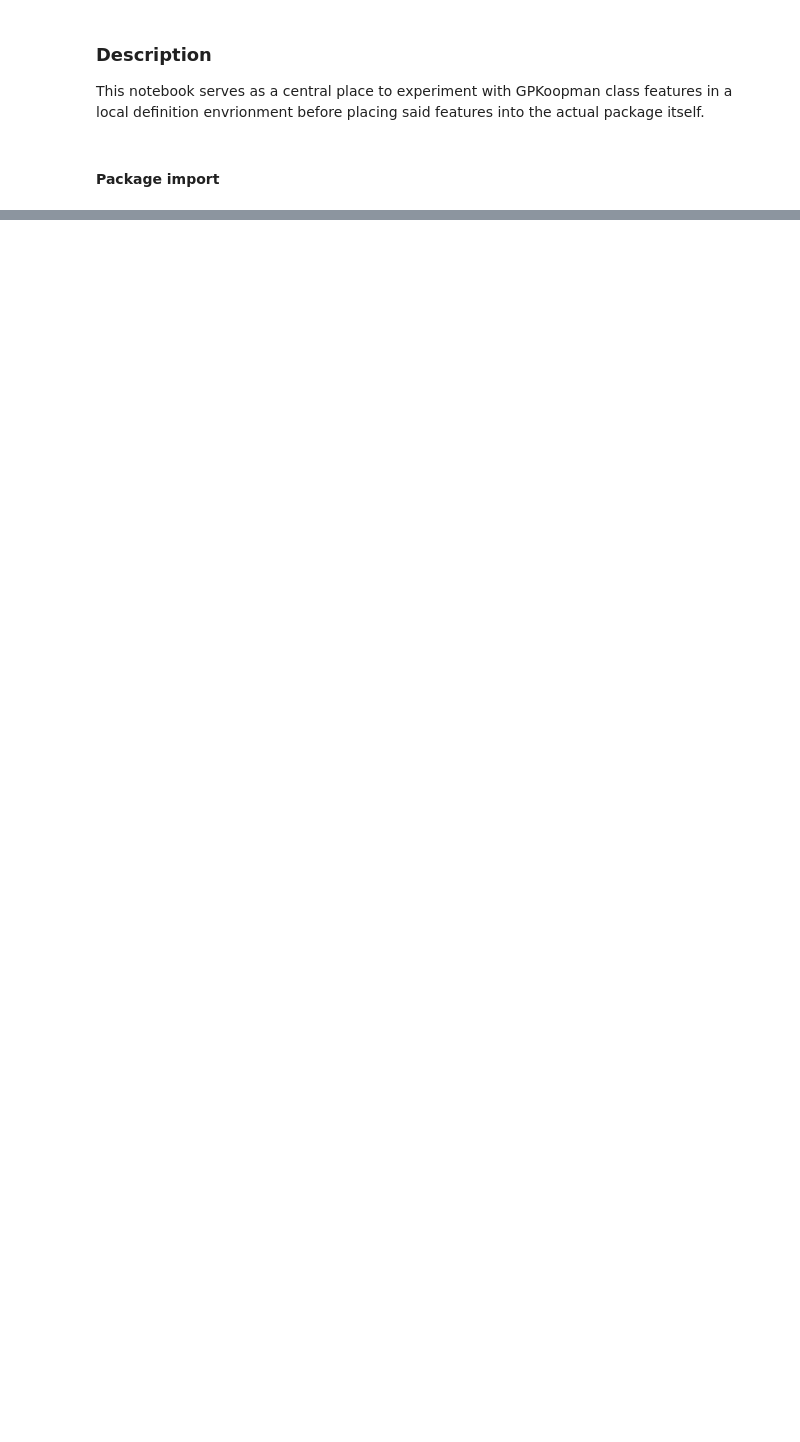
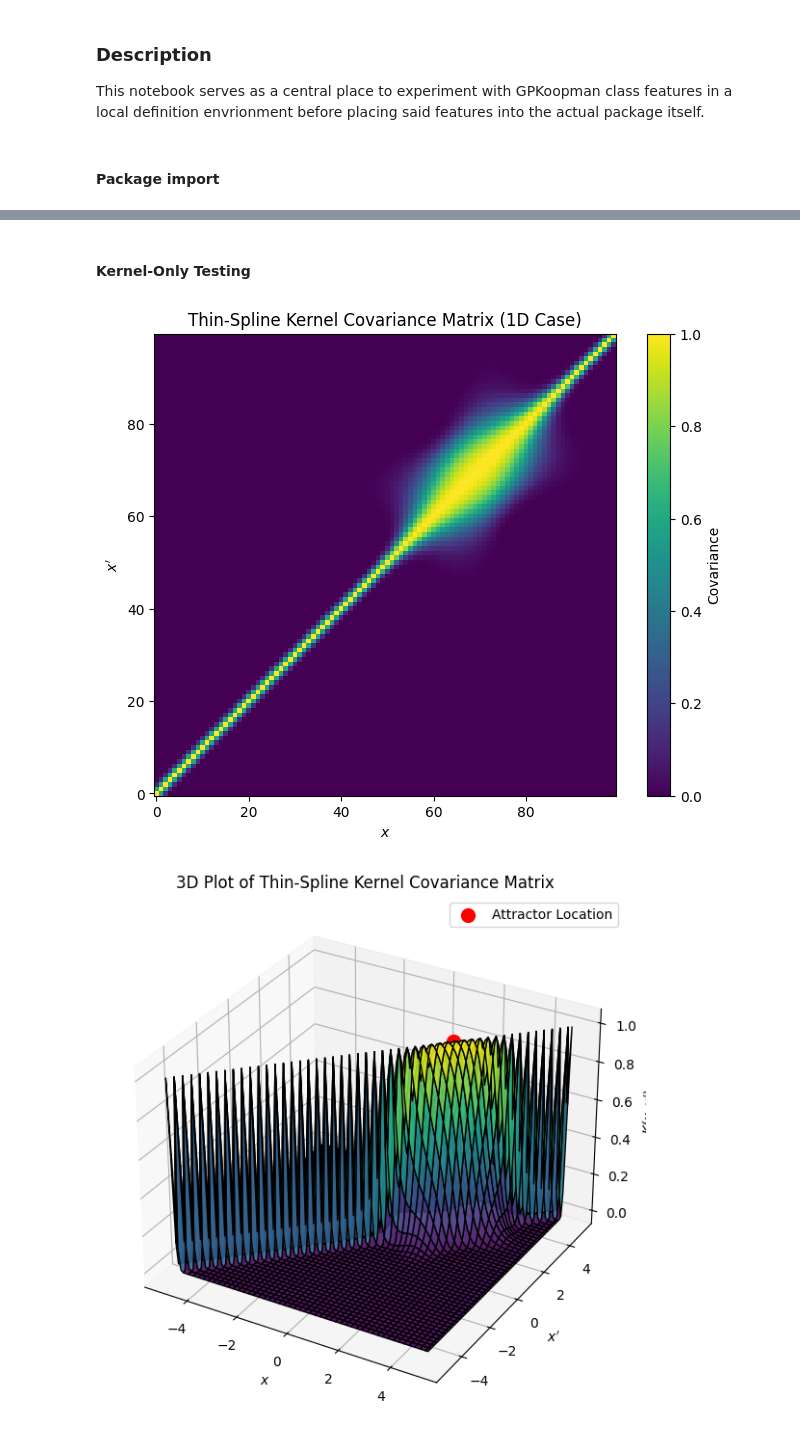
Before and after one commit to abhigyan9/KoopmanGPO, a Jupyter notebook: classTesting.ipynb, the cells around one changed output, grey strips where cells are left out. Saved outputs shown, nothing was run; the diff lists cells and outputs as text; code cells hidden in the pictures; blank space fills up the shorter version.

Commit message:
Kernel Modifications tested. GPObservable class modifications borken - WIP

```diff
--- a/classTesting.ipynb
+++ b/classTesting.ipynb
@@ -16 +175,54 @@ import time
+# %% [markdown]
+#### Kernel-Only Testing
+# %%
+# Define 1D grid of values for x and x'
+x_start, x_end = -5, 5
+x_vals = torch.linspace(x_start, x_end, 100).view(1, -1)  # (1, 100)
+x_prime_vals = torch.linspace(x_start, x_end, 100).view(1, -1)  # (1, 100)
+
+# Define hyperparameters and attractor location
+hp1 = torch.tensor(0.1)  # Baseline length scale
+hp2 = torch.tensor(1.)  # Scale factor for length scale function
+mu = torch.tensor(2.)  # Attractor location (1D)
+
+# Compute covariance matrix
+#K1 = GibbsExpAttractorKernel(x_vals, x_prime_vals, hp1, hp2, mu).detach().numpy()
+K1 = KernelFunction(X1=x_vals, X2=x_prime_vals, kernel_types=['GibbsExpAttractor'], hp1_list=[hp1], hp2_list=[hp2], mu_list=[mu])
+K2 = KernelFunction(X1=x_vals, X2=x_prime_vals, kernel_types=['ExplicitAttractor'], hp1_list=[hp1], hp2_list=[hp2], mu_list=[mu])
+K3 = KernelFunction(X1=x_vals, X2=x_prime_vals, kernel_types=['Gaussian'], hp1_list=[hp1], hp2_list=[hp2], mu_list=None)
+K4 = KernelFunction(X1=x_vals, X2=x_prime_vals, kernel_types=['ThinSpline'], hp1_list=[hp1], hp2_list=[hp2], mu_list=None)
+# %%
+K = K1
+# Plot the covariance heatmap
+plt.figure(figsize=(8, 6))
+plt.imshow(K, origin='lower', cmap='viridis')
+plt.colorbar(label="Covariance")
+plt.xlabel("$x$")
+plt.ylabel("$x'$")
+plt.title("Thin-Spline Kernel Covariance Matrix (1D Case)")
+plt.show()
+
+# Convert tensors to numpy arrays for plotting
+X, Y = np.meshgrid(x_vals.numpy().flatten(), x_prime_vals.numpy().flatten())
+
+# Create 3D plot
+fig = plt.figure(figsize=(10, 7))
+ax = fig.add_subplot(111, projection='3d')
+ax.plot_surface(X, Y, K, cmap='viridis', edgecolor='k', alpha=0.9)
+
+# Mark the attractor location
+ax.scatter(mu.numpy(), mu.numpy(), GibbsExpAttractorKernel(mu.view(1, 1), mu.view(1, 1), hp1, hp2, mu).item(),
+           color='red', s=100, label="Attractor Location")
+
+# Labels and title
+ax.set_xlabel("$x$")
+ax.set_ylabel("$x'$")
+ax.set_zlabel("$K(x, x')$")
+ax.set_title("3D Plot of Thin-Spline Kernel Covariance Matrix")
+ax.legend()
+
+plt.show()
+# %% [output]
+[figure, added]
+[figure, added]
 # %% [markdown]
```
Also changed, not shown: parts of 20 cells of this notebook, 1 other file.
